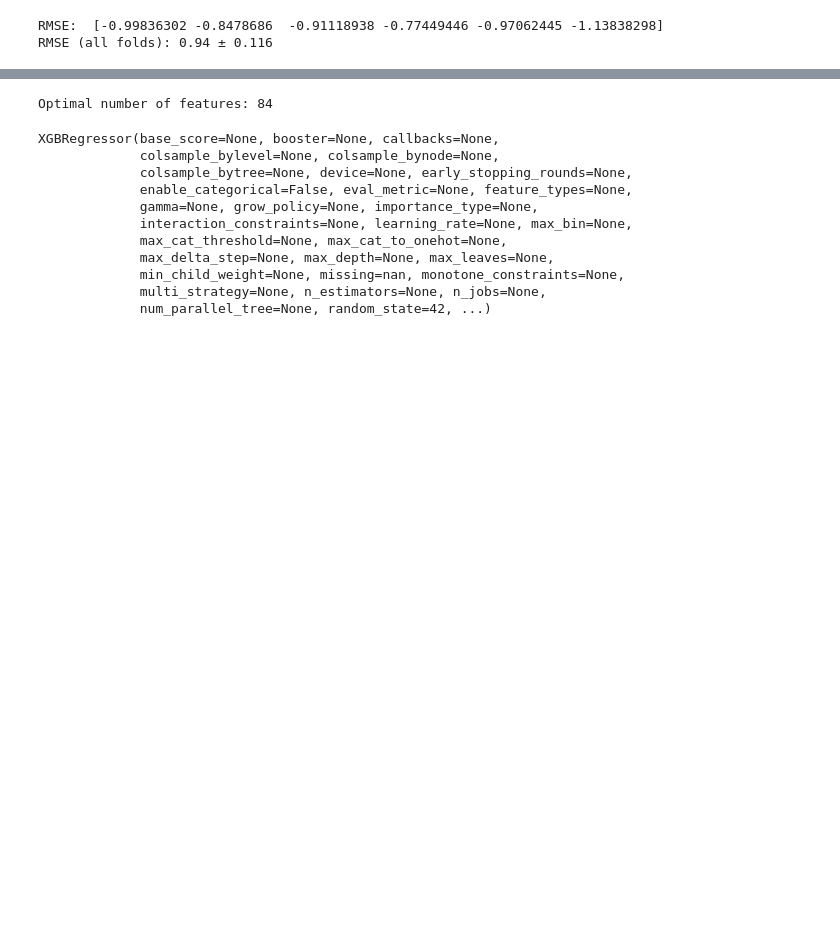
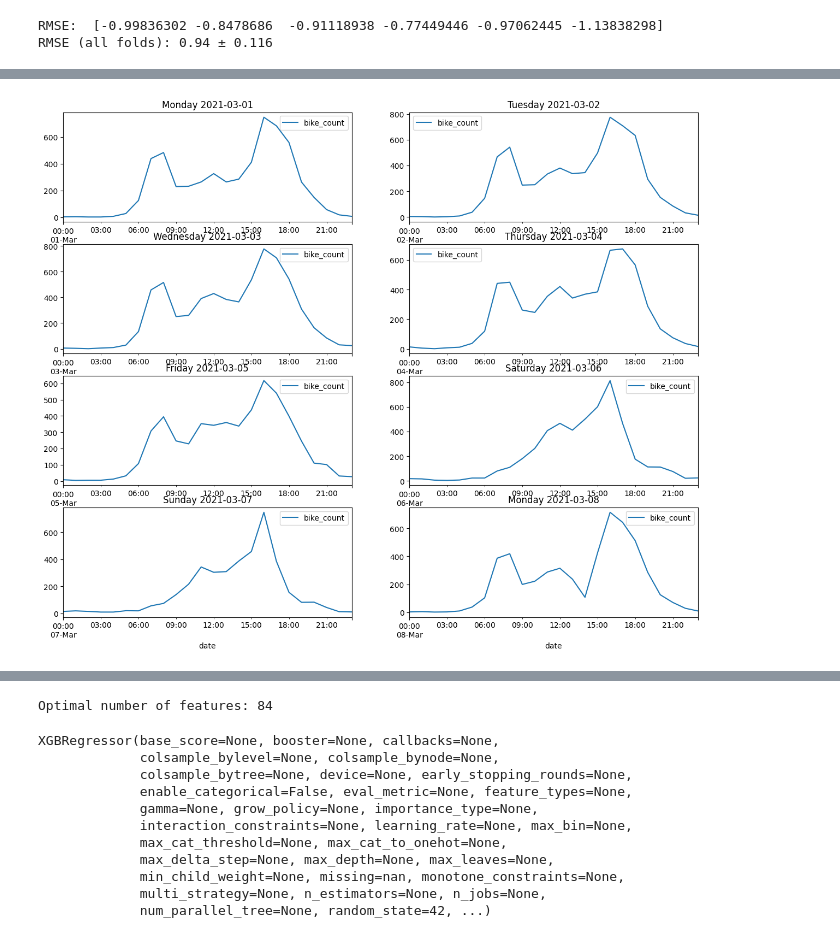
Before and after one commit to Kuystre/bike_counters, a Jupyter notebook: Servir.ipynb, the cells around one changed output, grey strips where cells are left out. Saved outputs shown, nothing was run; the diff lists cells and outputs as text; code cells hidden in the pictures; blank space fills up the shorter version.

```diff
--- a/Servir.ipynb
+++ b/Servir.ipynb
@@ -438,0 +483,27 @@ external_data = pd.read_csv("external_data/external_data.csv")
+# %%
+# Set up subplots
+fig, axes = plt.subplots(nrows=4, ncols=2, figsize=(15, 12))
+axes = axes.flatten()
+
+# Loop over date ranges and create plots
+for i, ax in enumerate(axes):
+    start_date = pd.to_datetime("2021/03/0" + str(i + 1))
+    end_date = pd.to_datetime("2021/03/0" + str(i + 2))
+
+    day_of_week = start_date.strftime('%A')
+    title_date = start_date.strftime('%Y-%m-%d')
+
+    mask = (
+        (data_train["counter_name"] == "Totem 73 boulevard de Sébastopol S-N")
+        & (data_train["date"] >= start_date)
+        & (data_train["date"] < end_date)
+    )
+
+    x_values = np.linspace(start_date.timestamp(), end_date.timestamp(), 1000)  # Adjust the number of points as needed
+    frequency_scale = 0.1
+    cosine_values = np.cos(x_values * frequency_scale) * np.mean(data_train[mask]['bike_count'])
+
+    data_train[mask].plot(x="date", y="bike_count", ax=ax)
+    ax.set_title(f"{day_of_week} {title_date}")
+# %% [output]
+[figure, added]
```
Also changed, not shown: parts of 8 cells of this notebook, 8 other files.
